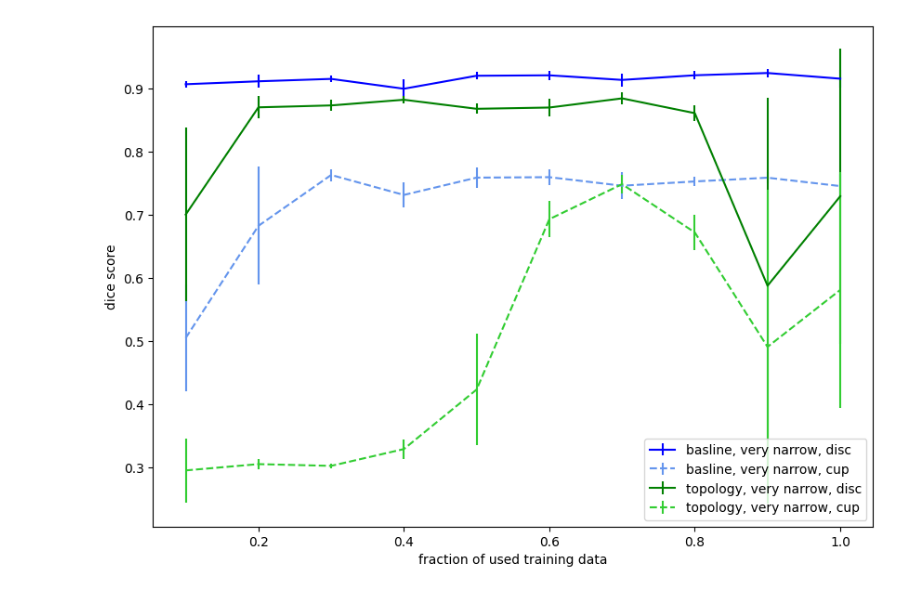
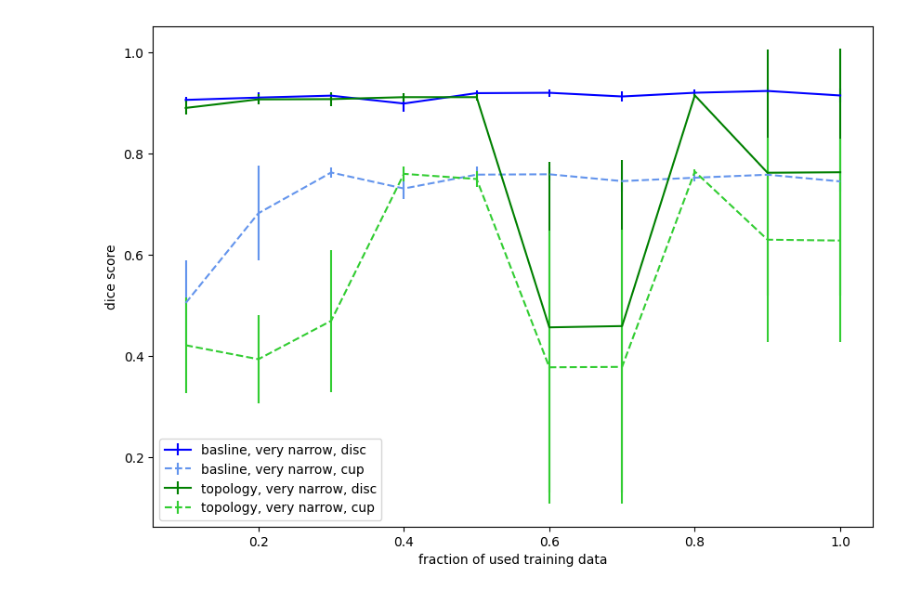
Before and after one commit to mo1333/anatomically_coherent_segmentation, a Jupyter notebook: evaluation_of_data_shortage.ipynb, the cells around one changed output. Drawn from its saved outputs; the diff is of its cells as text; code cells hidden in the pictures.

```diff
--- a/evaluation_of_data_shortage.ipynb
+++ b/evaluation_of_data_shortage.ipynb
@@ -64,26 +64,26 @@ plt.legend()
 # %%
-experiments_of_interest = ["standard_narrow_2", "newtop100_narrow_2"]
+experiments_of_interest = ["standard_narrow_2", "newtop10_narrow_2"]
 experiments_labels = ["basline, very narrow", "topology, very narrow", "baseline, more narrow"]
 # experiments_colors = [("b", "cornflowerblue"), ("green", "limegreen")]
 experiments_colors = [("b", "cornflowerblue"), ("green", "limegreen"), ("orangered", "coral")]
 exp_paths = ["experiments/" + name for name in experiments_of_interest]
 
 plt.rcParams["figure.figsize"] = (10,7)
 
 for i in range(len(experiments_of_interest)):
     data = pd.read_csv(exp_paths[i] + "/summary.csv")
     plt.errorbar(data["percentages"],
                  data["disc_performance_mean"],
                  yerr=stats.t.ppf(1 - alpha / 2, df=(len(data) - 1)) / (len(data) ** (1 / 2)) * data["disc_performance_std"],
                  linestyle="-", color=experiments_colors[i][0], label=experiments_labels[i] + ", disc")
     plt.errorbar(data["percentages"],
                  data["cup_performance_mean"],
                  yerr=stats.t.ppf(1 - alpha / 2, df=(len(data) - 1)) / (len(data) ** (1 / 2)) * data["cup_performance_std"],
                  linestyle="--", color=experiments_colors[i][1], label=experiments_labels[i] + ", cup")
 
 plt.xlabel("fraction of used training data")
 plt.ylabel("dice score")
 plt.legend()
 plt.show()
 # %% [output]
-[figure, old version]
+[figure, new version]
```
Also changed, not shown: parts of 3 cells of this notebook, 1 other file.
